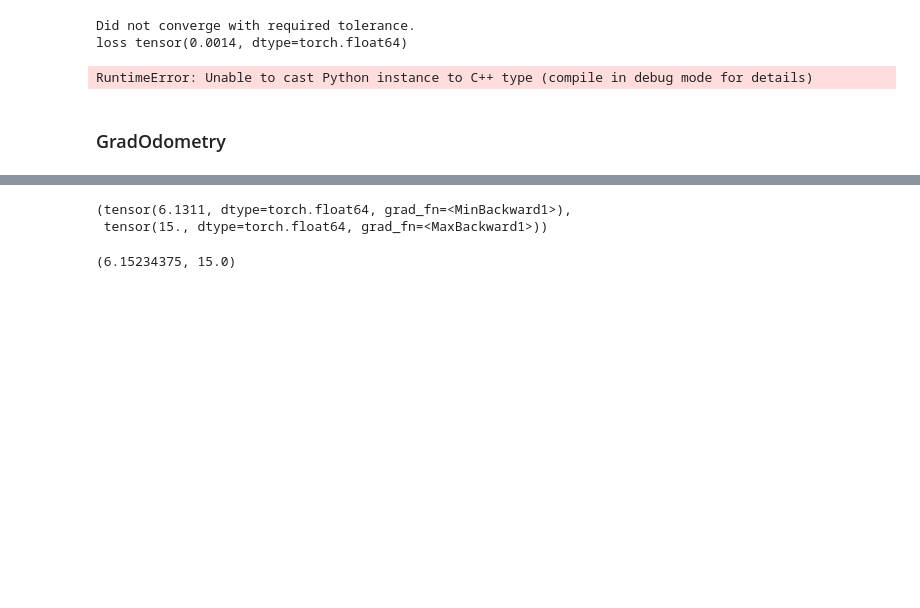
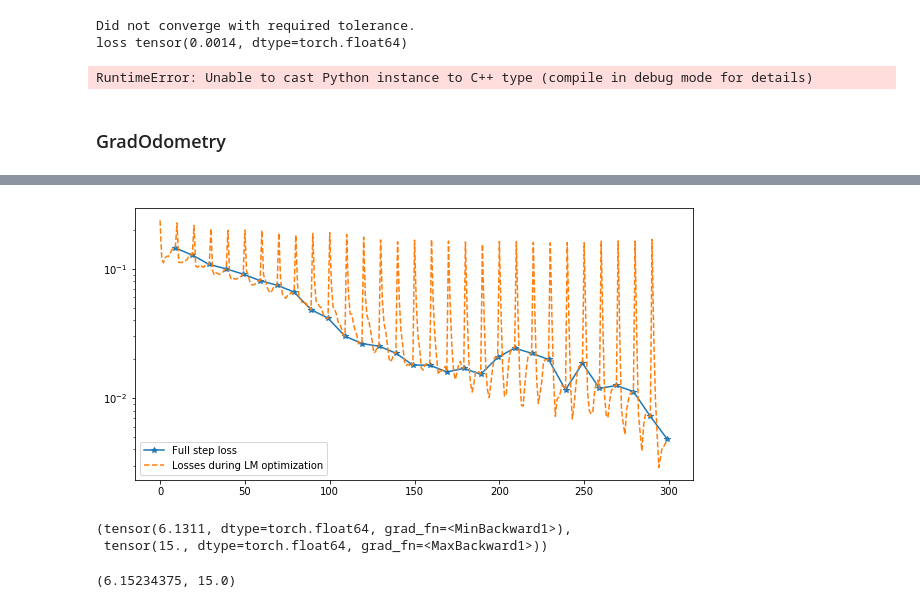
Before and after one commit to ys-koshelev/gradSLAM_FinalProject, a Jupyter notebook: GradOdometry for corruped depth.ipynb, the cells around one changed output, grey strips where cells are left out. Drawn from its saved outputs; the diff is of its cells as text; code cells hidden in the pictures; blank space fills up the shorter version.

```diff
--- a/GradOdometry for corruped depth.ipynb
+++ b/GradOdometry for corruped depth.ipynb
@@ -404,3 +554,12 @@ plt.plot(loss)
+# %%
+plt.figure(figsize=(10, 5))
+plt.semilogy(np.arange(len(loss_history)) * internal_iter + internal_iter - 1, loss_history, '-*', label='Full step loss')
+plt.semilogy(np.arange(len(internal_loss_history)), internal_loss_history, '--', label='Losses during LM optimization')
+plt.legend()
+plt.savefig(f'internal_and_full_{plot_counter}.pdf')
+plt.savefig(f'internal_and_full_{plot_counter}.png')
+# %% [output]
+[figure, added]
 # %%
 depth_first.min(), depth_first.max()
 # %% [output]
```
Also changed, not shown: parts of 11 cells of this notebook, 1 other file.
